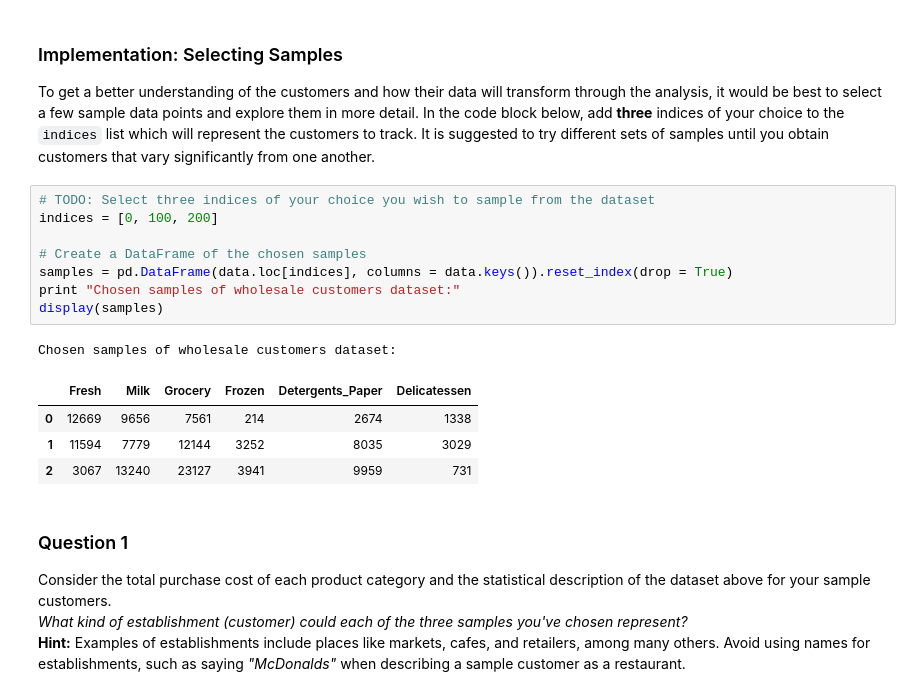
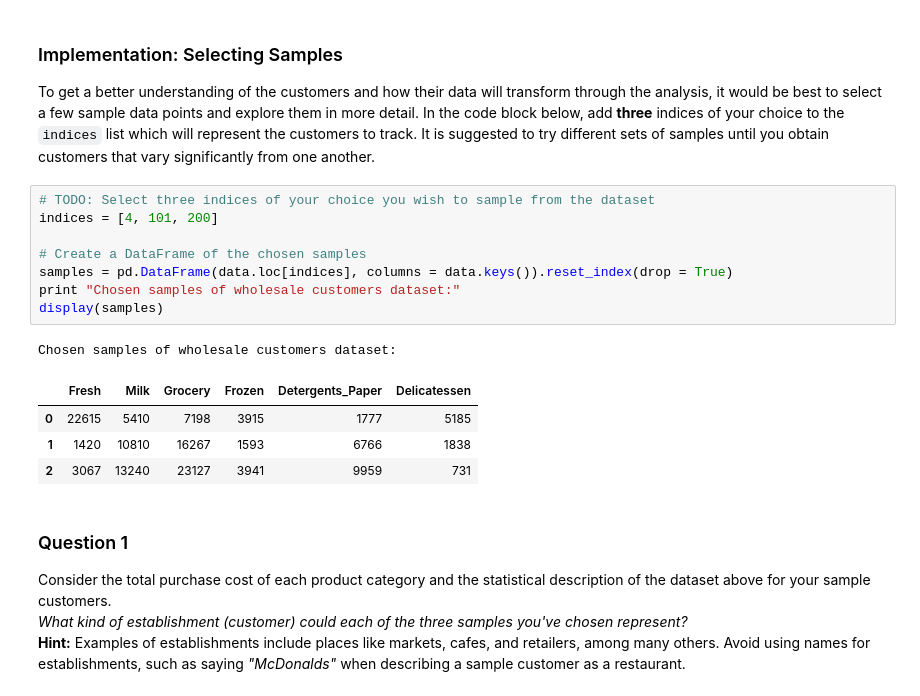
Before and after one commit to dreamerkumar/machine-learning, a Jupyter notebook: projects/customer_segments/customer_segments.ipynb, the cells around one changed output. Saved outputs shown, nothing was run; the diff lists cells and outputs as text.

```diff
--- a/projects/customer_segments/customer_segments.ipynb
+++ b/projects/customer_segments/customer_segments.ipynb
@@ -60,17 +60,17 @@ display(data.describe())
 To get a better understanding of the customers and how their data will transform through the analysis, it would be best to select a few sample data points and explore them in more detail. In the code block below, add **three** indices of your choice to the `indices` list which will represent the customers to track. It is suggested to try different sets of samples until you obtain customers that vary significantly from one another.
 # %%
 # TODO: Select three indices of your choice you wish to sample from the dataset
-indices = [0, 100, 200]
+indices = [4, 101, 200]
 
 # Create a DataFrame of the chosen samples
 samples = pd.DataFrame(data.loc[indices], columns = data.keys()).reset_index(drop = True)
 print "Chosen samples of wholesale customers dataset:"
 display(samples)
 # %% [output]
 Chosen samples of wholesale customers dataset:
 |  | Fresh | Milk | Grocery | Frozen | Detergents_Paper | Delicatessen |
-| 0 | 12669 | 9656 | 7561 | 214 | 2674 | 1338 |
-| 1 | 11594 | 7779 | 12144 | 3252 | 8035 | 3029 |
+| 0 | 22615 | 5410 | 7198 | 3915 | 1777 | 5185 |
+| 1 | 1420 | 10810 | 16267 | 1593 | 6766 | 1838 |
 | 2 | 3067 | 13240 | 23127 | 3941 | 9959 | 731 |
 # %% [markdown]
 ### Question 1
```
Also changed, not shown: parts of 2 cells of this notebook.
